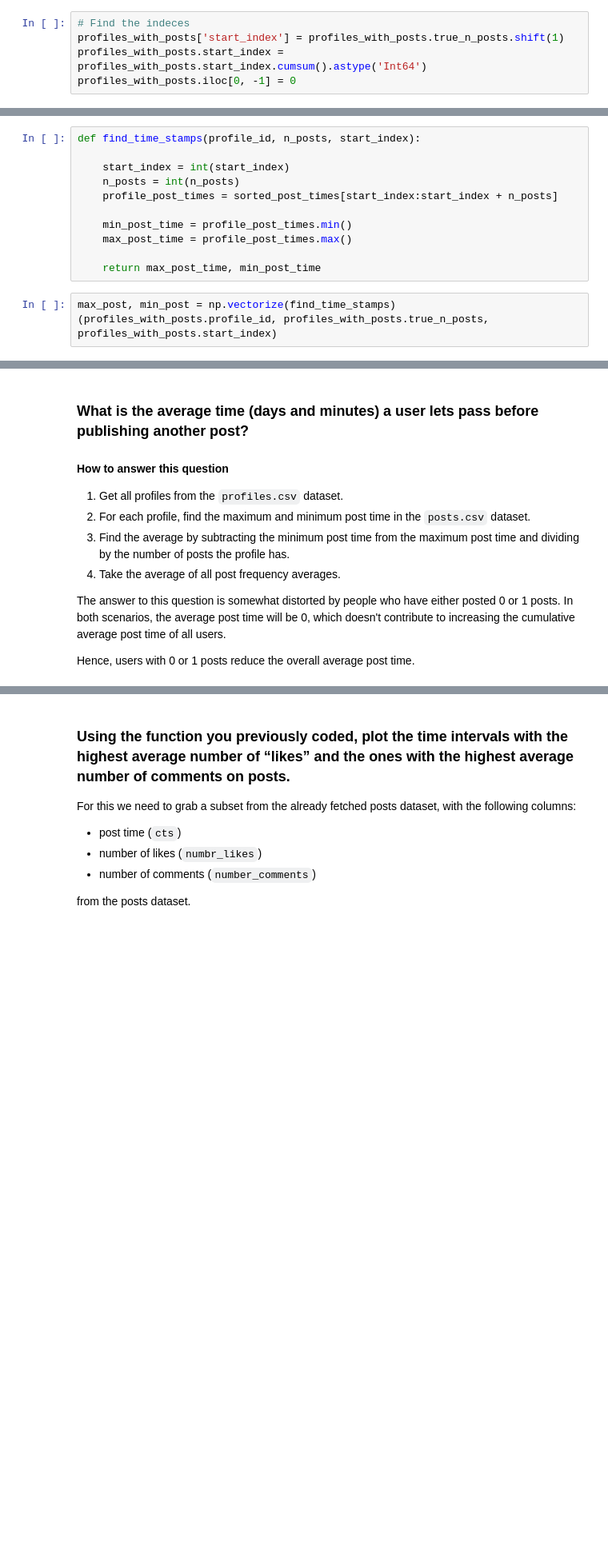
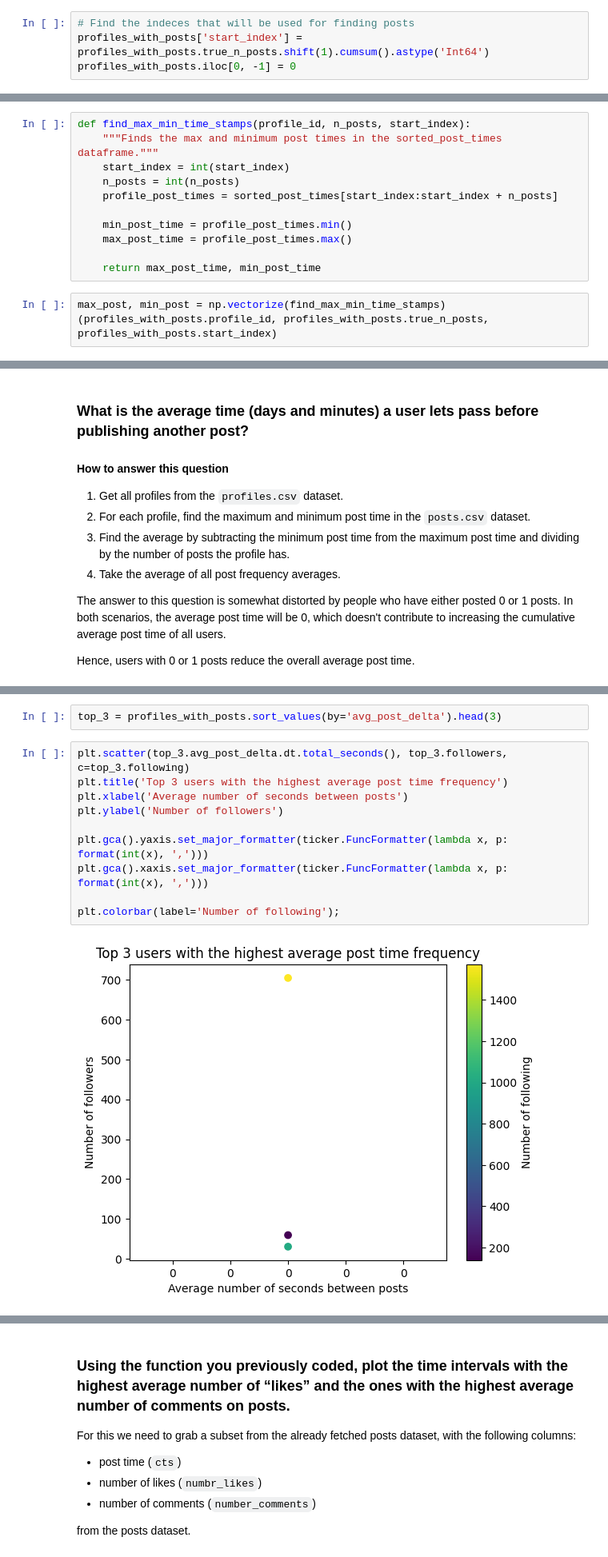
Before and after one commit to jonasbarth/adm-2022-hw-2, a Jupyter notebook: rq6.ipynb, the cells around one changed output, grey strips where cells are left out. Shown at 80% size. Saved outputs shown, nothing was run; the diff lists cells and outputs as text; blank space fills up the shorter version.

Commit message:
RQ6 * improve plotting for RQ3 * add more explanations to RQ6 * remove unused imports

```diff
--- a/rq6.ipynb
+++ b/rq6.ipynb
@@ -67,7 +57,6 @@ See the caveats in the documentation: https://pandas.pydata.org/pandas-docs/stab
 # %%
 sorted_post_times = sorted_posts.cts.values
 # %%
-# Find the indeces
-profiles_with_posts['start_index'] = profiles_with_posts.true_n_posts.shift(1)
-profiles_with_posts.start_index = profiles_with_posts.start_index.cumsum().astype('Int64')
+# Find the indeces that will be used for finding posts
+profiles_with_posts['start_index'] = profiles_with_posts.true_n_posts.shift(1).cumsum().astype('Int64')
 profiles_with_posts.iloc[0, -1] = 0
@@ -85,6 +63,6 @@ See the caveats in the documentation: https://pandas.pydata.org/pandas-docs/stab
 # %%
-def find_time_stamps(profile_id, n_posts, start_index):
-
+def find_max_min_time_stamps(profile_id, n_posts, start_index):
+    """Finds the max and minimum post times in the sorted_post_times dataframe."""
     start_index = int(start_index)
     n_posts = int(n_posts)
     profile_post_times = sorted_post_times[start_index:start_index + n_posts]
@@ -94,7 +72,7 @@ def find_time_stamps(profile_id, n_posts, start_index):
 
     return max_post_time, min_post_time
 # %%
-max_post, min_post = np.vectorize(find_time_stamps)(profiles_with_posts.profile_id, profiles_with_posts.true_n_posts, profiles_with_posts.start_index)
+max_post, min_post = np.vectorize(find_max_min_time_stamps)(profiles_with_posts.profile_id, profiles_with_posts.true_n_posts, profiles_with_posts.start_index)
 # %%
 profiles_with_posts['max_post'] = max_post
 profiles_with_posts['min_post'] = min_post
@@ -185,0 +112,14 @@ plt.colorbar(label='Number of following');
+# %%
+top_3 = profiles_with_posts.sort_values(by='avg_post_delta').head(3)
+# %%
+plt.scatter(top_3.avg_post_delta.dt.total_seconds(), top_3.followers, c=top_3.following)
+plt.title('Top 3 users with the highest average post time frequency')
+plt.xlabel('Average number of seconds between posts')
+plt.ylabel('Number of followers')
+
+plt.gca().yaxis.set_major_formatter(ticker.FuncFormatter(lambda x, p: format(int(x), ',')))
+plt.gca().xaxis.set_major_formatter(ticker.FuncFormatter(lambda x, p: format(int(x), ',')))
+
+plt.colorbar(label='Number of following');
+# %% [output]
+[figure, added]
```
Also changed, not shown: parts of 21 cells of this notebook, 3 other files.
